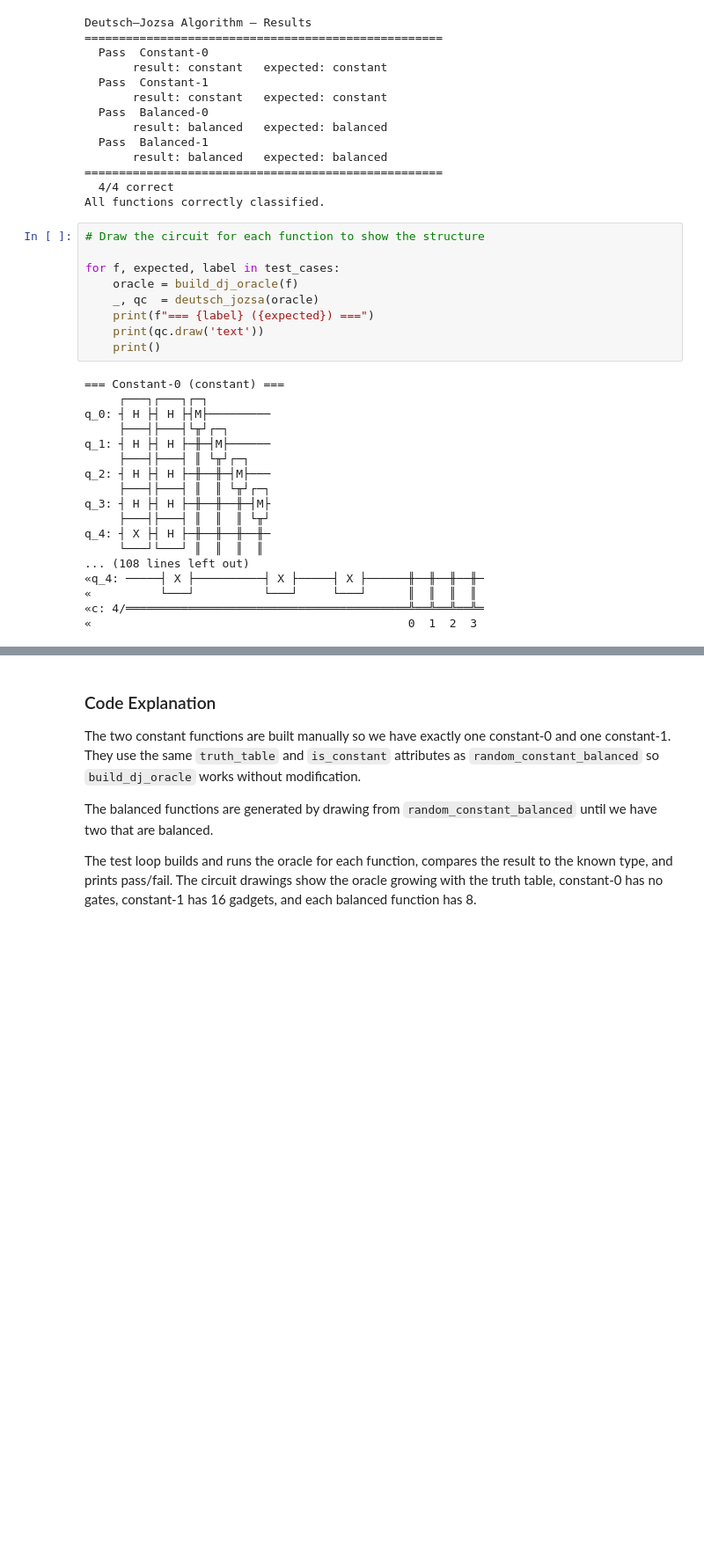
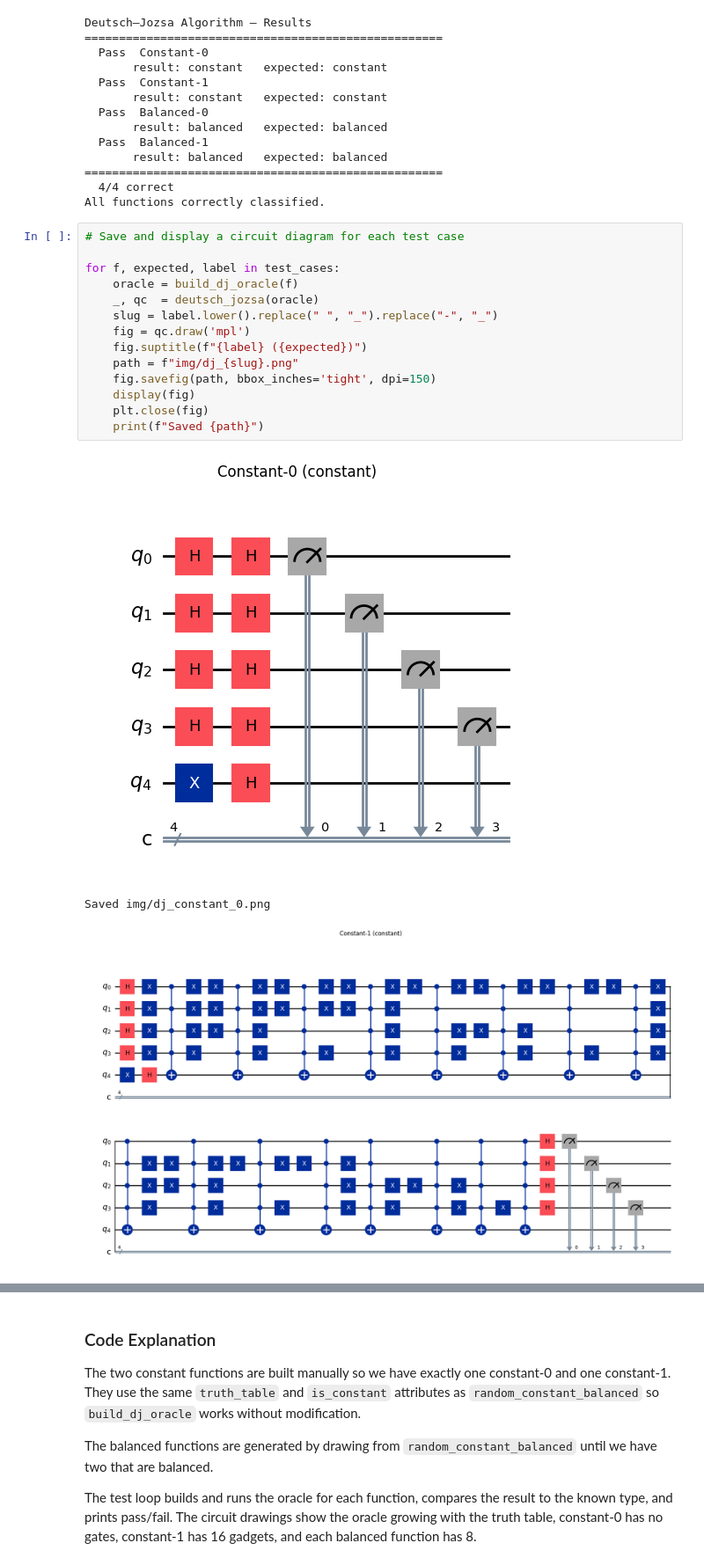
Before and after one commit to StevenDerrig/Emerging-Technologies-Assessment, a Jupyter notebook: problems.ipynb, the cells around one changed output, grey strips where cells are left out. Shown at 88% size. Cells and saved outputs as stored; diff of their text form; blank space fills up the shorter version.

```diff
--- a/problems.ipynb
+++ b/problems.ipynb
@@ -1311,29 +1308,20 @@ Deutsch–Jozsa Algorithm — Results
   4/4 correct
 All functions correctly classified.
 # %%
-# Draw the circuit for each function to show the structure
+# Save and display a circuit diagram for each test case
 
 for f, expected, label in test_cases:
     oracle = build_dj_oracle(f)
     _, qc  = deutsch_jozsa(oracle)
-    print(f"=== {label} ({expected}) ===")
-    print(qc.draw('text'))
-    print()
+    slug = label.lower().replace(" ", "_").replace("-", "_")
+    fig = qc.draw('mpl')
+    fig.suptitle(f"{label} ({expected})")
+    path = f"img/dj_{slug}.png"
+    fig.savefig(path, bbox_inches='tight', dpi=150)
+    display(fig)
+    plt.close(fig)
+    print(f"Saved {path}")
 # %% [output]
+[figure, added]
-=== Constant-0 (constant) ===
-     ┌───┐┌───┐┌─┐
-q_0: ┤ H ├┤ H ├┤M├─────────
-     ├───┤├───┤└╥┘┌─┐
-q_1: ┤ H ├┤ H ├─╫─┤M├──────
-     ├───┤├───┤ ║ └╥┘┌─┐
-q_2: ┤ H ├┤ H ├─╫──╫─┤M├───
-     ├───┤├───┤ ║  ║ └╥┘┌─┐
-q_3: ┤ H ├┤ H ├─╫──╫──╫─┤M├
-     ├───┤├───┤ ║  ║  ║ └╥┘
-q_4: ┤ X ├┤ H ├─╫──╫──╫──╫─
-     └───┘└───┘ ║  ║  ║  ║
-... (108 lines left out)
-«q_4: ─────┤ X ├──────────┤ X ├─────┤ X ├──────╫──╫──╫──╫─
-«          └───┘          └───┘     └───┘      ║  ║  ║  ║
-«c: 4/═════════════════════════════════════════╩══╩══╩══╩═
-«                                              0  1  2  3
+Saved img/dj_constant_0.png
+[figure, added]
```
Also changed, not shown: parts of 6 cells of this notebook, 8 other files.
